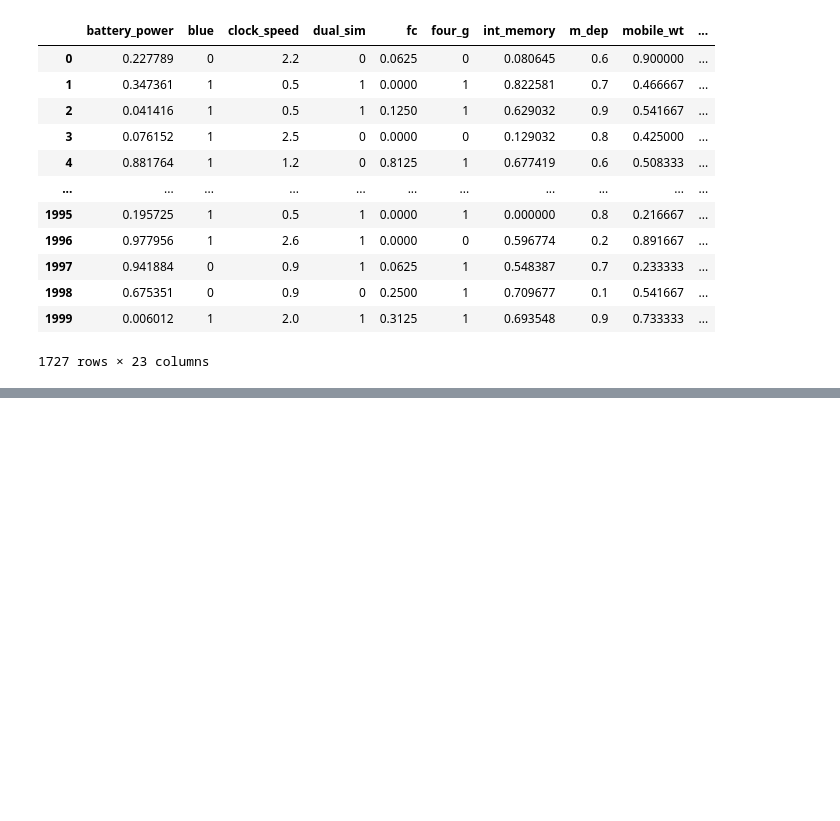
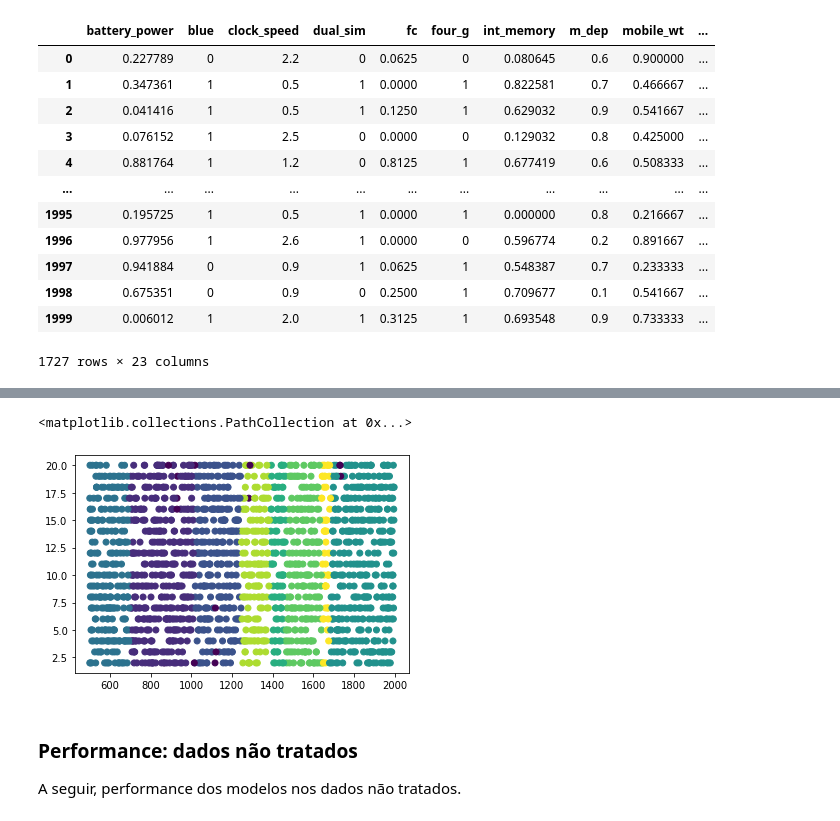
Before and after one commit to lucastsc/cellphone, a Jupyter notebook: cellphone.ipynb, the cells around one changed output, grey strips where cells are left out. Saved outputs shown, nothing was run; the diff lists cells and outputs as text; code cells hidden in the pictures; blank space fills up the shorter version.

```diff
--- a/cellphone.ipynb
+++ b/cellphone.ipynb
@@ -447,0 +398,10 @@ Acurácia de SVM: 0.7035014090177133
+# %%
+# ff = mdf[mdf['Distancia'] <= 1000]
+clusters = DBSCAN(eps=6.5, min_samples=5).fit(celltrain[['battery_power','talk_time']])
+plt.scatter(celltrain['battery_power'], celltrain['talk_time'], c = clusters.labels_)
+# %% [output]
+<matplotlib.collections.PathCollection at 0x...>
+[figure, added]
+# %% [markdown]
+### Performance: dados não tratados
+A seguir, performance dos modelos nos dados não tratados.
```
Also changed, not shown: parts of 19 cells of this notebook.
